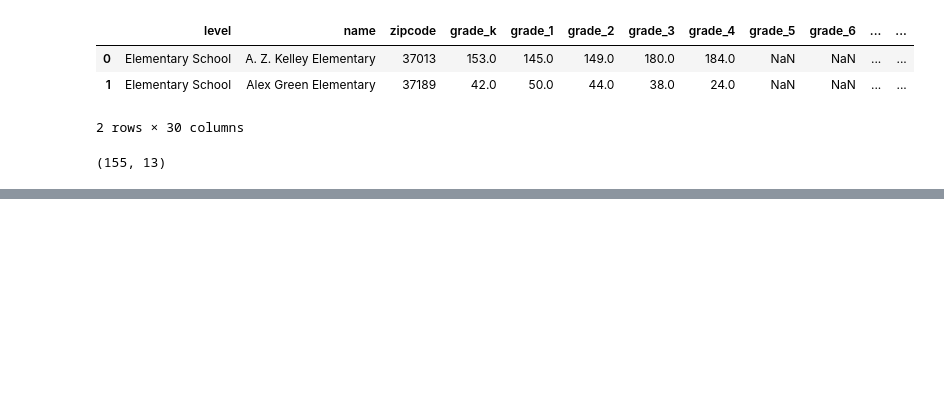
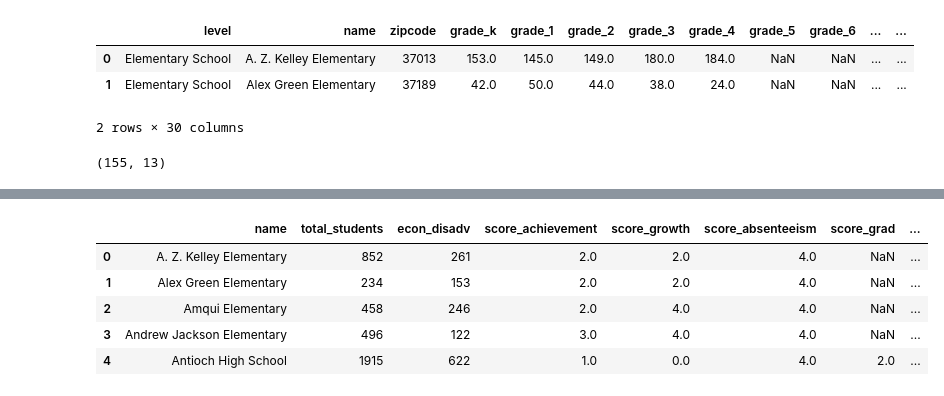
Before and after one commit to NSS-Data-Instructional-Stuff/data-analytics, a Jupyter notebook: notebooks/joining_dataframes.ipynb, the cells around one changed output, grey strips where cells are left out. Cells and saved outputs as stored; diff of their text form; code cells hidden in the pictures; blank space fills up the shorter version.

```diff
--- a/notebooks/joining_dataframes.ipynb
+++ b/notebooks/joining_dataframes.ipynb
@@ -137,0 +142,10 @@ schools_with_scores.head(3)
+# %%
+schools_with_scores['pct_econ_disadv'] = schools_with_scores.econ_disadv / schools_with_scores.total_students
+schools_with_scores.head()
+# %% [output]
+|  | name | total_students | econ_disadv | score_achievement | score_growth | score_absenteeism | score_grad | ... |
+| 0 | A. Z. Kelley Elementary | 852 | 261 | 2.0 | 2.0 | 4.0 | NaN | ... |
+| 1 | Alex Green Elementary | 234 | 153 | 2.0 | 2.0 | 4.0 | NaN | ... |
+| 2 | Amqui Elementary | 458 | 246 | 2.0 | 4.0 | 4.0 | NaN | ... |
+| 3 | Andrew Jackson Elementary | 496 | 122 | 3.0 | 4.0 | 4.0 | NaN | ... |
+| 4 | Antioch High School | 1915 | 622 | 1.0 | 0.0 | 4.0 | 2.0 | ... |
```
Also changed, not shown: parts of 9 cells of this notebook, 8 other files.
